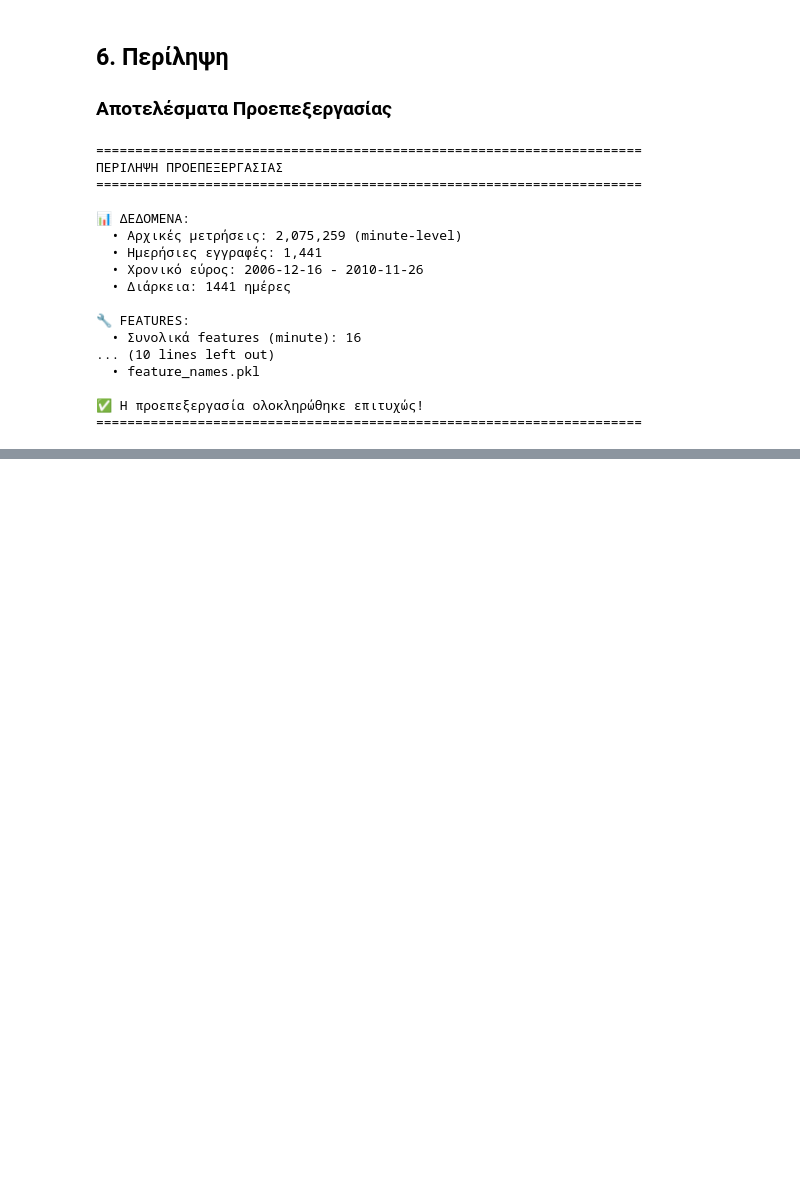
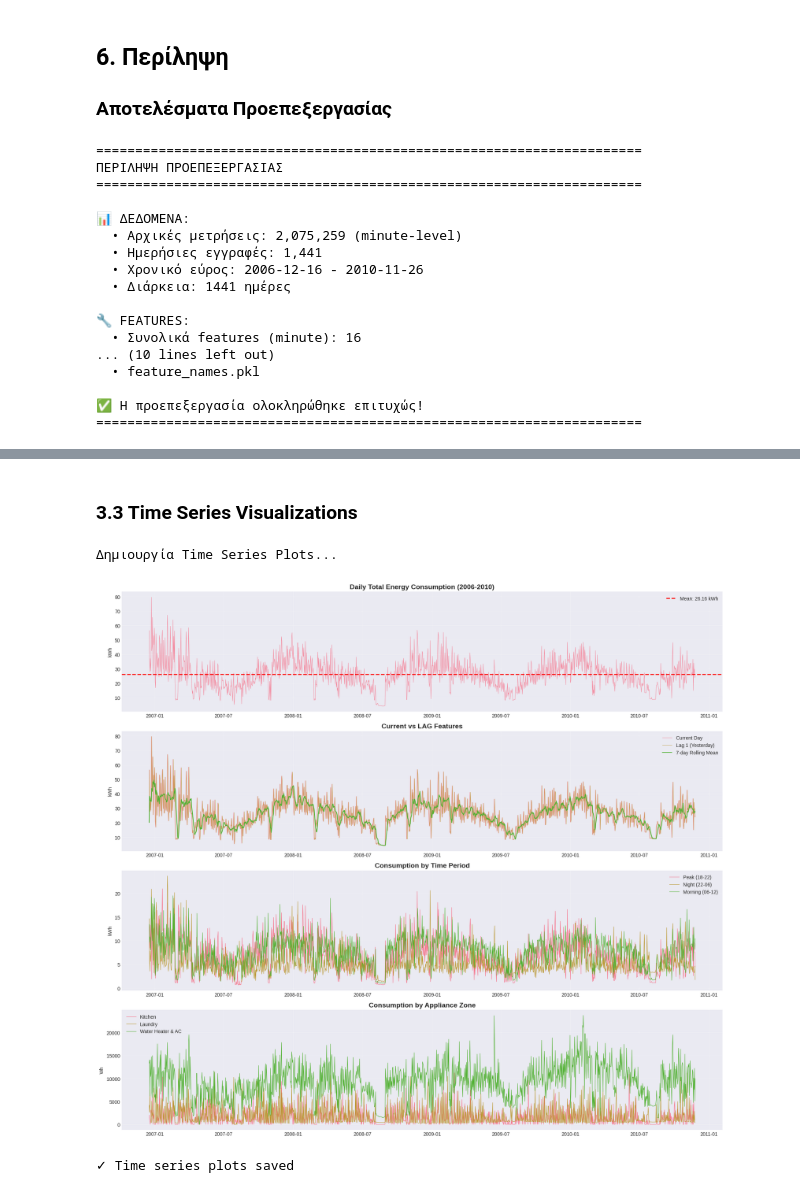
Before and after one commit to KostasPapadogiannis/energy-consumption-mining, a Jupyter notebook: notebooks/data_preprocessing.ipynb, the cells around one changed output, grey strips where cells are left out. Drawn from its saved outputs; the diff is of its cells as text; code cells hidden in the pictures; blank space fills up the shorter version.

```diff
--- a/notebooks/data_preprocessing.ipynb
+++ b/notebooks/data_preprocessing.ipynb
@@ -749,0 +1411,52 @@ max       6.000000     1.000000    12.000000   366.000000          1.000000
+# %% [markdown]
+### 3.3 Time Series Visualizations
+# %%
+# Time series overview
+print("Δημιουργία Time Series Plots...")
+
+fig, axes = plt.subplots(4, 1, figsize=(18, 16))
+
+# 1. Daily total consumption
+axes[0].plot(daily_df.index, daily_df['Daily_total_power'], linewidth=0.7, alpha=0.8)
+axes[0].axhline(y=mean_consumption, color='r', linestyle='--', linewidth=2, label=f'Mean: {mean_consumption:.2f} kWh')
+axes[0].set_title('Daily Total Energy Consumption (2006-2010)', fontsize=14, fontweight='bold')
+axes[0].set_ylabel('kWh')
+axes[0].legend()
+axes[0].grid(True, alpha=0.3)
+
+# 2. LAG features comparison
+axes[1].plot(daily_df.index, daily_df['Daily_total_power'], label='Current Day', linewidth=0.8, alpha=0.7)
+axes[1].plot(daily_df.index, daily_df['lag_1'], label='Lag 1 (Yesterday)', linewidth=0.8, alpha=0.7)
+axes[1].plot(daily_df.index, daily_df['rolling_mean_7d'], label='7-day Rolling Mean', linewidth=1.5)
+axes[1].set_title('Current vs LAG Features', fontsize=14, fontweight='bold')
+axes[1].set_ylabel('kWh')
+axes[1].legend()
+axes[1].grid(True, alpha=0.3)
+
+# 3. Peak vs Nighttime usage
+axes[2].plot(daily_df.index, daily_df['Peak_hour_power'], label='Peak (18-22)', linewidth=0.8)
+axes[2].plot(daily_df.index, daily_df['Nighttime_usage'], label='Night (22-06)', linewidth=0.8)
+axes[2].plot(daily_df.index, daily_df['Morning_usage'], label='Morning (06-12)', linewidth=0.8)
+axes[2].set_title('Consumption by Time Period', fontsize=14, fontweight='bold')
+axes[2].set_ylabel('kWh')
+axes[2].legend()
+axes[2].grid(True, alpha=0.3)
+
+# 4. Sub-metering
+axes[3].plot(daily_df.index, daily_df['Sub_metering_1_sum'], label='Kitchen', linewidth=0.8)
+axes[3].plot(daily_df.index, daily_df['Sub_metering_2_sum'], label='Laundry', linewidth=0.8)
+axes[3].plot(daily_df.index, daily_df['Sub_metering_3_sum'], label='Water Heater & AC', linewidth=0.8)
+axes[3].set_title('Consumption by Appliance Zone', fontsize=14, fontweight='bold')
+axes[3].set_ylabel('Wh')
+axes[3].legend()
+axes[3].grid(True, alpha=0.3)
+
+plt.tight_layout()
+plt.savefig('../results/time_series_overview.png', dpi=300, bbox_inches='tight')
+plt.show()
+
+print("✓ Time series plots saved")
+# %% [output]
+Δημιουργία Time Series Plots...
+[figure, added]
+✓ Time series plots saved
```
Also changed, not shown: parts of 52 cells of this notebook.
